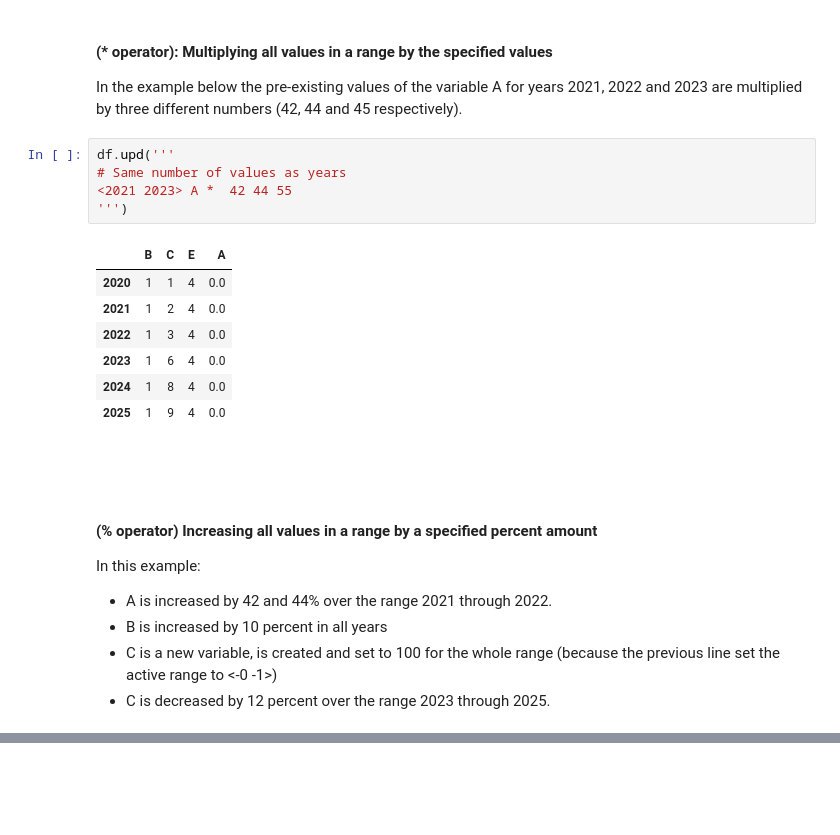
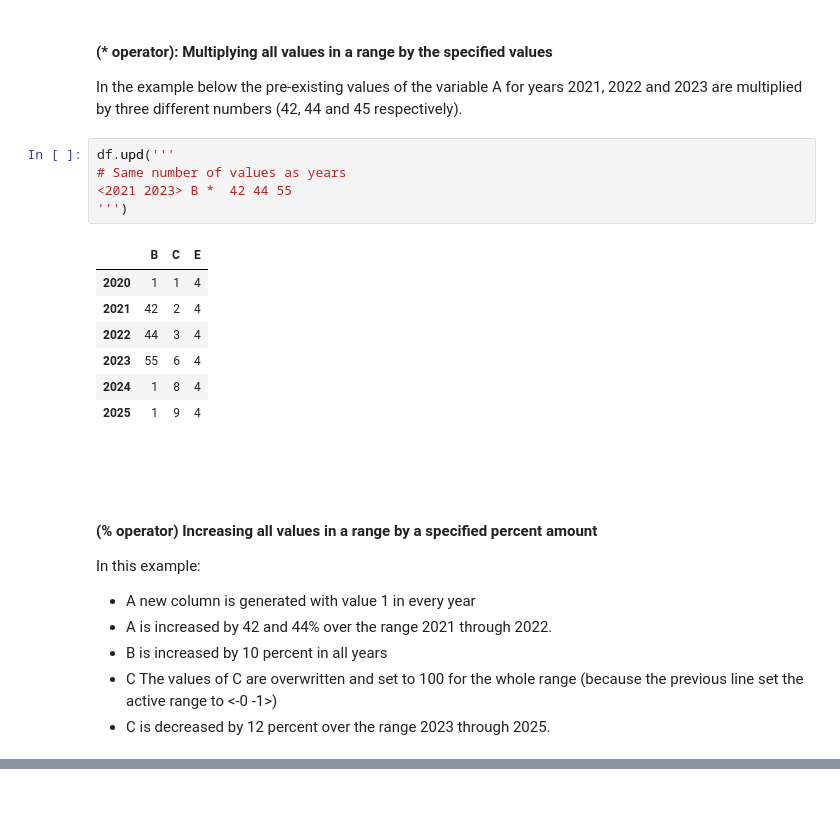
Before and after one commit to IbHansen/modelflow-manual, a Jupyter notebook: papers/mfbook/content/04_PythonEssentials/UpdateCommand.ipynb, the cells around one changed output, grey strips where cells are left out. Drawn from its saved outputs; the diff is of its cells as text.

````diff
--- a/papers/mfbook/content/04_PythonEssentials/UpdateCommand.ipynb
+++ b/papers/mfbook/content/04_PythonEssentials/UpdateCommand.ipynb
@@ -329,24 +344,25 @@ In the example below the pre-existing values of the variable A for years 2021, 2
 # %%
 df.upd('''
 # Same number of values as years
-<2021 2023> A *  42 44 55
+<2021 2023> B *  42 44 55
 ''')
 # %% [output]
-|  | B | C | E | A |
-| 2020 | 1 | 1 | 4 | 0.0 |
-| 2021 | 1 | 2 | 4 | 0.0 |
-| 2022 | 1 | 3 | 4 | 0.0 |
-| 2023 | 1 | 6 | 4 | 0.0 |
-| 2024 | 1 | 8 | 4 | 0.0 |
-| 2025 | 1 | 9 | 4 | 0.0 |
+|  | B | C | E |
+| 2020 | 1 | 1 | 4 |
+| 2021 | 42 | 2 | 4 |
+| 2022 | 44 | 3 | 4 |
+| 2023 | 55 | 6 | 4 |
+| 2024 | 1 | 8 | 4 |
+| 2025 | 1 | 9 | 4 |
 # %% [markdown]
 ```{index} single: DataFrame; .upd() % operator
 ```
 # %% [markdown]
 #### (% operator) Increasing all  values in a range by a  specified percent amount
 In this example:
+ - A new column  is generated with value 1 in every year
  - A is increased by 42 and 44% over the range 2021 through 2022.
  - B is increased by 10 percent in all years
- - C is a new variable, is created and set to 100 for the whole range (because the previous line set the active range to  <-0 -1>)
+ - C The values of C are overwritten and set to 100 for the whole range (because the previous line set the active range to  <-0 -1>)
  - C is decreased by 12 percent over the range 2023 through 2025.
 # %%
````
Also changed, not shown: parts of 18 cells of this notebook, 10 other files.
